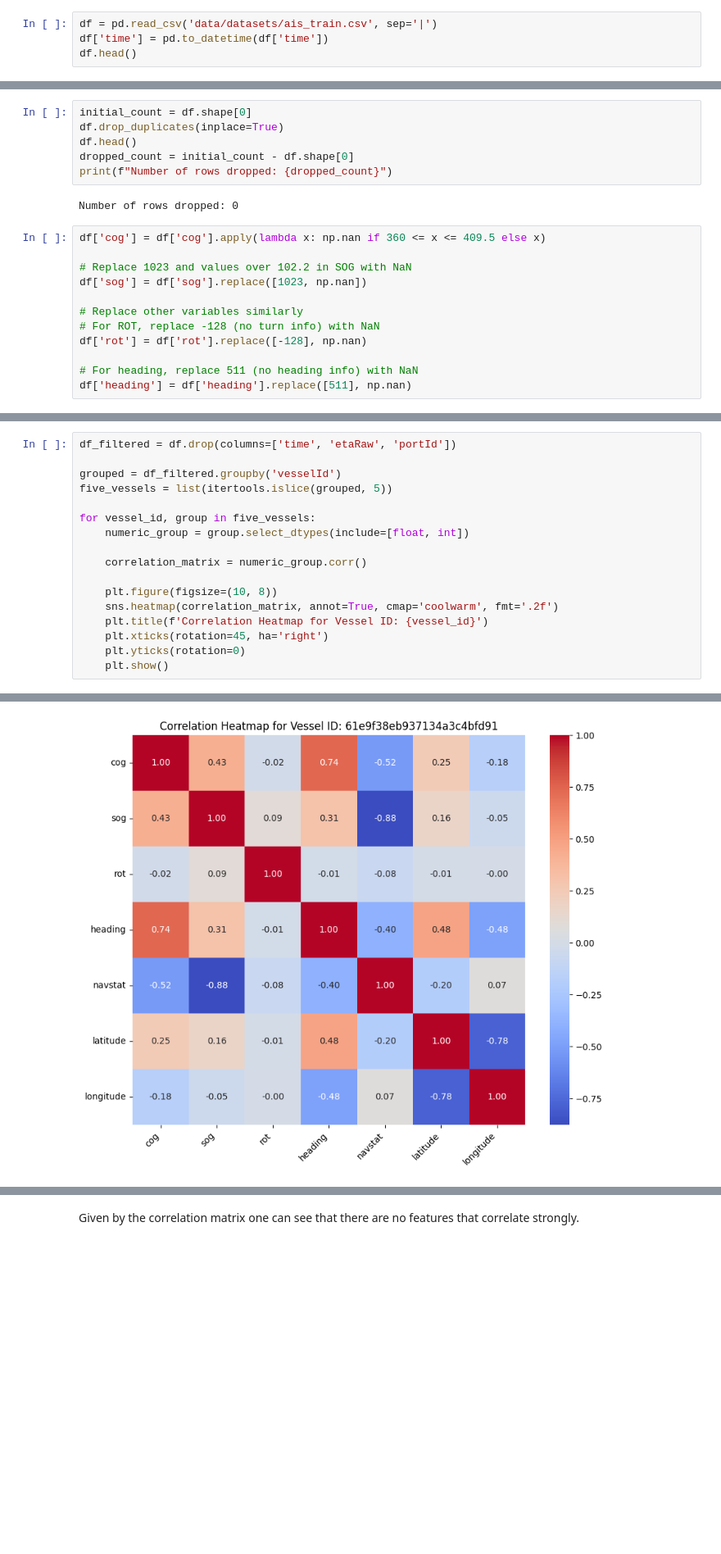
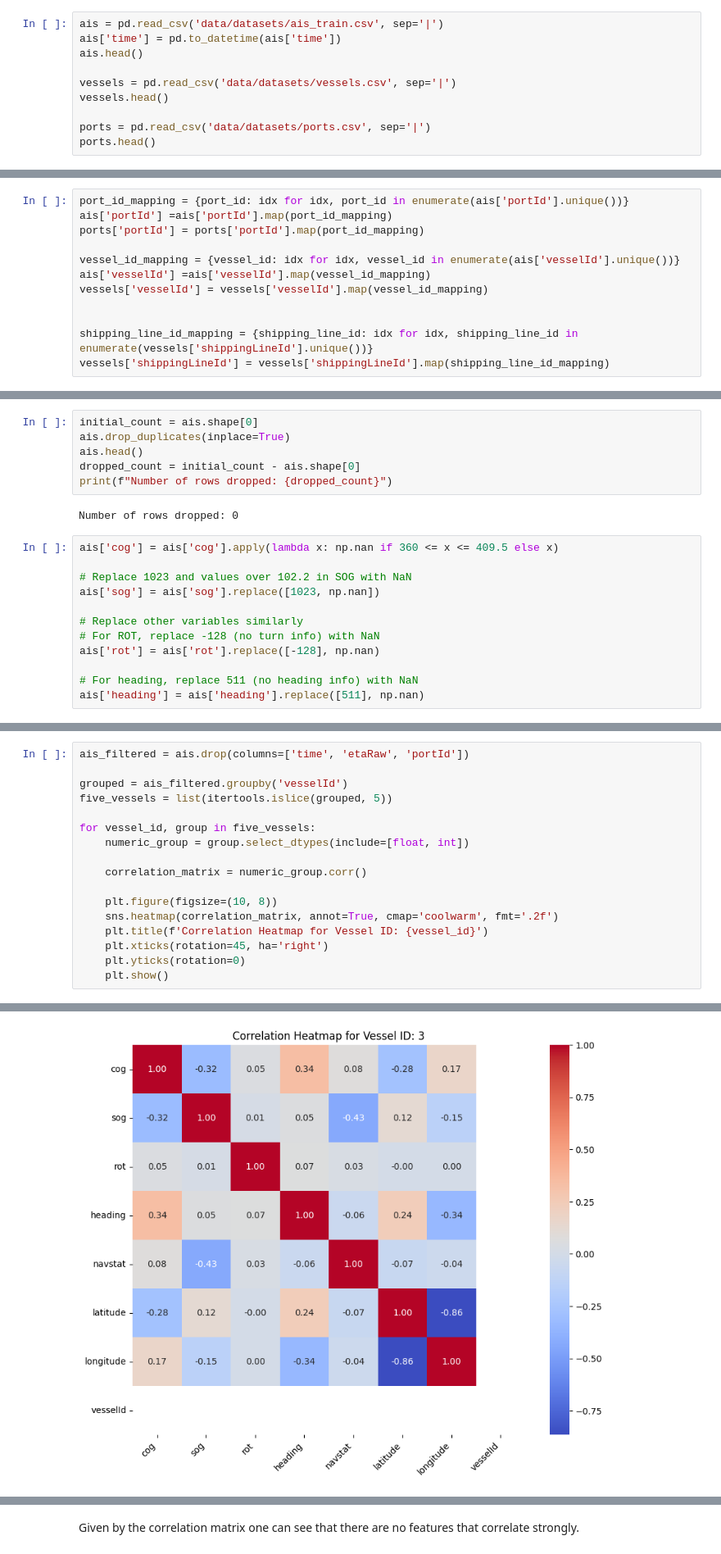
Before and after one commit to alexandersundquist/TDT4173-Modern-Machine-Learning-In-Practice-Project, a Jupyter notebook: data_exploration.ipynb, the cells around one changed output, grey strips where cells are left out. Shown at 82% size. Cells and saved outputs as stored; diff of their text form; blank space fills up the shorter version.

Commit message:
added vessel to prediction

```diff
--- a/data_exploration.ipynb
+++ b/data_exploration.ipynb
@@ -10,5 +11,11 @@ import itertools
 # %%
-df = pd.read_csv('data/datasets/ais_train.csv', sep='|')
-df['time'] = pd.to_datetime(df['time'])
-df.head()
+ais = pd.read_csv('data/datasets/ais_train.csv', sep='|')
+ais['time'] = pd.to_datetime(ais['time'])
+ais.head()
+
+vessels = pd.read_csv('data/datasets/vessels.csv', sep='|')
+vessels.head()
+
+ports = pd.read_csv('data/datasets/ports.csv', sep='|')
+ports.head()
 # %% [output]
@@ -21 +46,13 @@ df.head()
+# %%
+port_id_mapping = {port_id: idx for idx, port_id in enumerate(ais['portId'].unique())}
+ais['portId'] =ais['portId'].map(port_id_mapping)
+ports['portId'] = ports['portId'].map(port_id_mapping)
+
+vessel_id_mapping = {vessel_id: idx for idx, vessel_id in enumerate(ais['vesselId'].unique())}
+ais['vesselId'] =ais['vesselId'].map(vessel_id_mapping)
+vessels['vesselId'] = vessels['vesselId'].map(vessel_id_mapping)
+
+
+shipping_line_id_mapping = {shipping_line_id: idx for idx, shipping_line_id in enumerate(vessels['shippingLineId'].unique())}
+vessels['shippingLineId'] = vessels['shippingLineId'].map(shipping_line_id_mapping)
 # %%
@@ -69,23 +108,23 @@ Picture of AIS system
 
 ![image.png](attachment:image.png)
 # %%
-initial_count = df.shape[0]
-df.drop_duplicates(inplace=True)
-df.head()
-dropped_count = initial_count - df.shape[0]
+initial_count = ais.shape[0]
+ais.drop_duplicates(inplace=True)
+ais.head()
+dropped_count = initial_count - ais.shape[0]
 print(f"Number of rows dropped: {dropped_count}")
 # %% [output]
 Number of rows dropped: 0
 # %%
-df['cog'] = df['cog'].apply(lambda x: np.nan if 360 <= x <= 409.5 else x)
+ais['cog'] = ais['cog'].apply(lambda x: np.nan if 360 <= x <= 409.5 else x)
 
 # Replace 1023 and values over 102.2 in SOG with NaN
-df['sog'] = df['sog'].replace([1023, np.nan])
+ais['sog'] = ais['sog'].replace([1023, np.nan])
 
 # Replace other variables similarly
 # For ROT, replace -128 (no turn info) with NaN
-df['rot'] = df['rot'].replace([-128], np.nan)
+ais['rot'] = ais['rot'].replace([-128], np.nan)
 
 # For heading, replace 511 (no heading info) with NaN
-df['heading'] = df['heading'].replace([511], np.nan)
+ais['heading'] = ais['heading'].replace([511], np.nan)
 # %%
@@ -112,7 +153,7 @@ dtype: int64
 # %%
-df_filtered = df.drop(columns=['time', 'etaRaw', 'portId'])
+ais_filtered = ais.drop(columns=['time', 'etaRaw', 'portId'])
 
-grouped = df_filtered.groupby('vesselId')
+grouped = ais_filtered.groupby('vesselId')
 five_vessels = list(itertools.islice(grouped, 5))
 
 for vessel_id, group in five_vessels:
@@ -133 +174 @@ for vessel_id, group in five_vessels:
-[figure, old version]
+[figure, new version]
```
Also changed, not shown: parts of 21 cells of this notebook, 9 other files.
